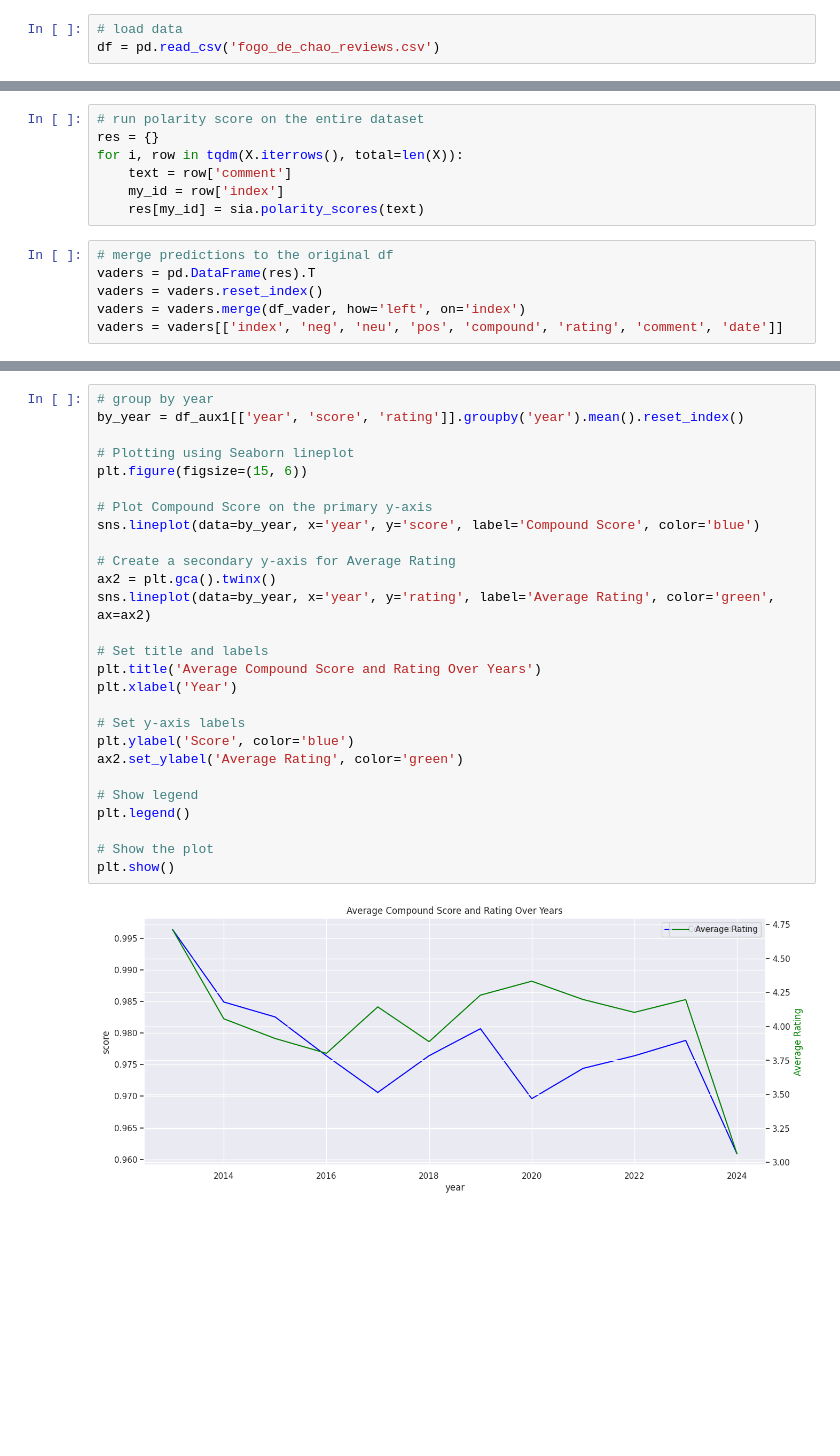
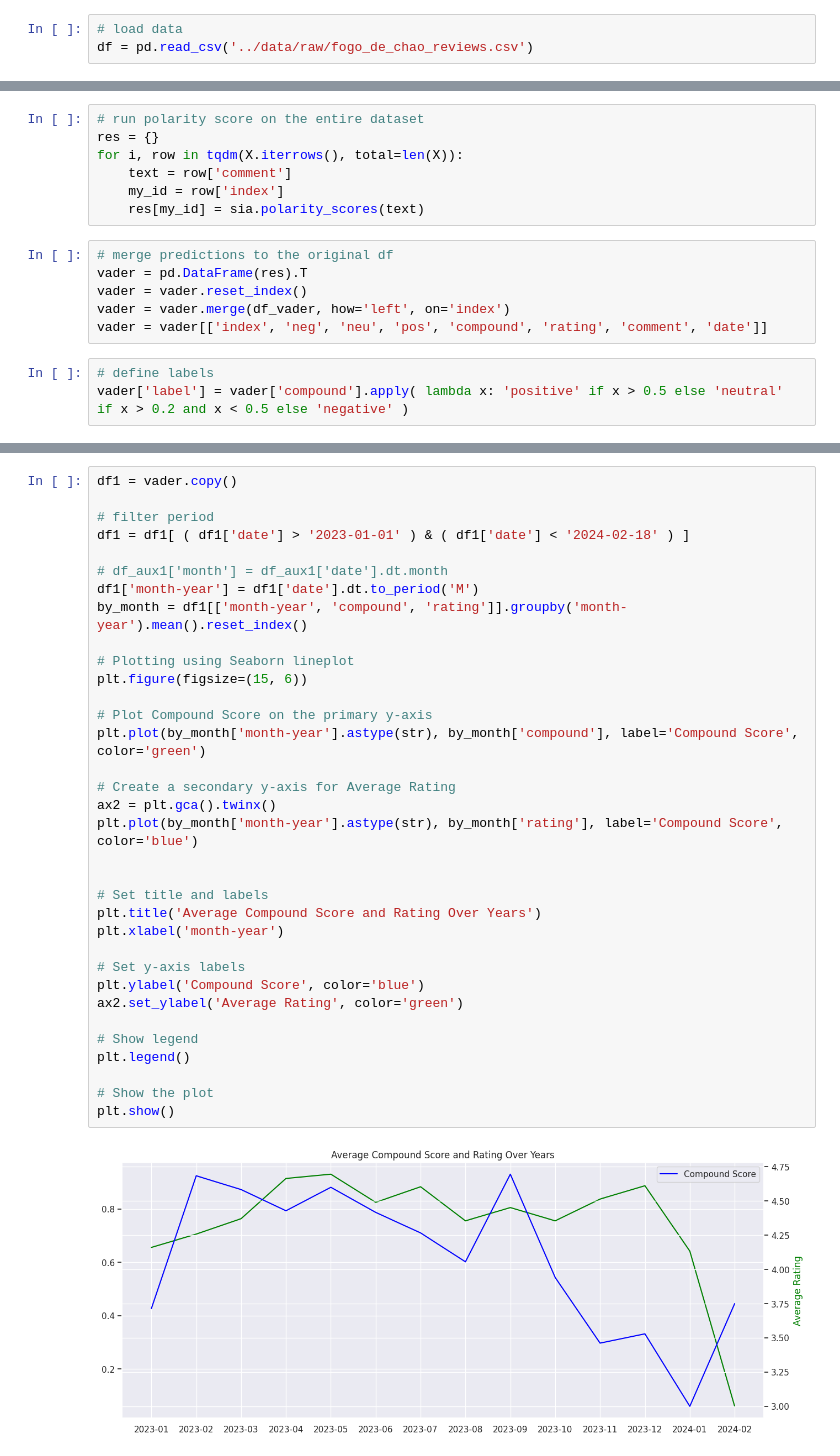
Before and after one commit to natan-matos/sentiment-analysis, a Jupyter notebook: notebooks/01-nm-data-exploration.ipynb, the cells around one changed output, grey strips where cells are left out. Saved outputs shown, nothing was run; the diff lists cells and outputs as text; blank space fills up the shorter version.

```diff
--- a/notebooks/01-nm-data-exploration.ipynb
+++ b/notebooks/01-nm-data-exploration.ipynb
@@ -73,7 +73,7 @@ df2.to_csv('fogo_de_chao_reviews.csv', index=False)
 ### 0.2 Load Data
 # %%
 # load data
-df = pd.read_csv('fogo_de_chao_reviews.csv')
+df = pd.read_csv('../data/raw/fogo_de_chao_reviews.csv')
 # %% [markdown]
 # 1.0 Data Description
 # %% [markdown]
@@ -154,8 +153,11 @@ for i, row in tqdm(X.iterrows(), total=len(X)):
     res[my_id] = sia.polarity_scores(text)
 # %%
 # merge predictions to the original df
-vaders = pd.DataFrame(res).T
-vaders = vaders.reset_index()
-vaders = vaders.merge(df_vader, how='left', on='index')
-vaders = vaders[['index', 'neg', 'neu', 'pos', 'compound', 'rating', 'comment', 'date']]
+vader = pd.DataFrame(res).T
+vader = vader.reset_index()
+vader = vader.merge(df_vader, how='left', on='index')
+vader = vader[['index', 'neg', 'neu', 'pos', 'compound', 'rating', 'comment', 'date']]
+# %%
+# define labels
+vader['label'] = vader['compound'].apply( lambda x: 'positive' if x > 0.5 else 'neutral' if x > 0.2 and x < 0.5 else 'negative' )
 # %% [markdown]
@@ -273,29 +266,36 @@ df_aux1['year'] = df_aux1['date'].dt.year
 # %%
-# group by year
-by_year = df_aux1[['year', 'score', 'rating']].groupby('year').mean().reset_index()
+df1 = vader.copy()
+
+# filter period
+df1 = df1[ ( df1['date'] > '2023-01-01' ) & ( df1['date'] < '2024-02-18' ) ]
+
+# df_aux1['month'] = df_aux1['date'].dt.month
+df1['month-year'] = df1['date'].dt.to_period('M')
+by_month = df1[['month-year', 'compound', 'rating']].groupby('month-year').mean().reset_index()
 
 # Plotting using Seaborn lineplot
 plt.figure(figsize=(15, 6))
 
 # Plot Compound Score on the primary y-axis
-sns.lineplot(data=by_year, x='year', y='score', label='Compound Score', color='blue')
+plt.plot(by_month['month-year'].astype(str), by_month['compound'], label='Compound Score', color='green')
 
 # Create a secondary y-axis for Average Rating
 ax2 = plt.gca().twinx()
-sns.lineplot(data=by_year, x='year', y='rating', label='Average Rating', color='green', ax=ax2)
+plt.plot(by_month['month-year'].astype(str), by_month['rating'], label='Compound Score', color='blue')
+
 
 # Set title and labels
 plt.title('Average Compound Score and Rating Over Years')
-plt.xlabel('Year')
+plt.xlabel('month-year')
 
 # Set y-axis labels
-plt.ylabel('Score', color='blue')
+plt.ylabel('Compound Score', color='blue')
 ax2.set_ylabel('Average Rating', color='green')
 
 # Show legend
 plt.legend()
 
 # Show the plot
 plt.show()
 # %% [output]
-[figure, old version]
+[figure, new version]
```
Also changed, not shown: parts of 32 cells of this notebook.
